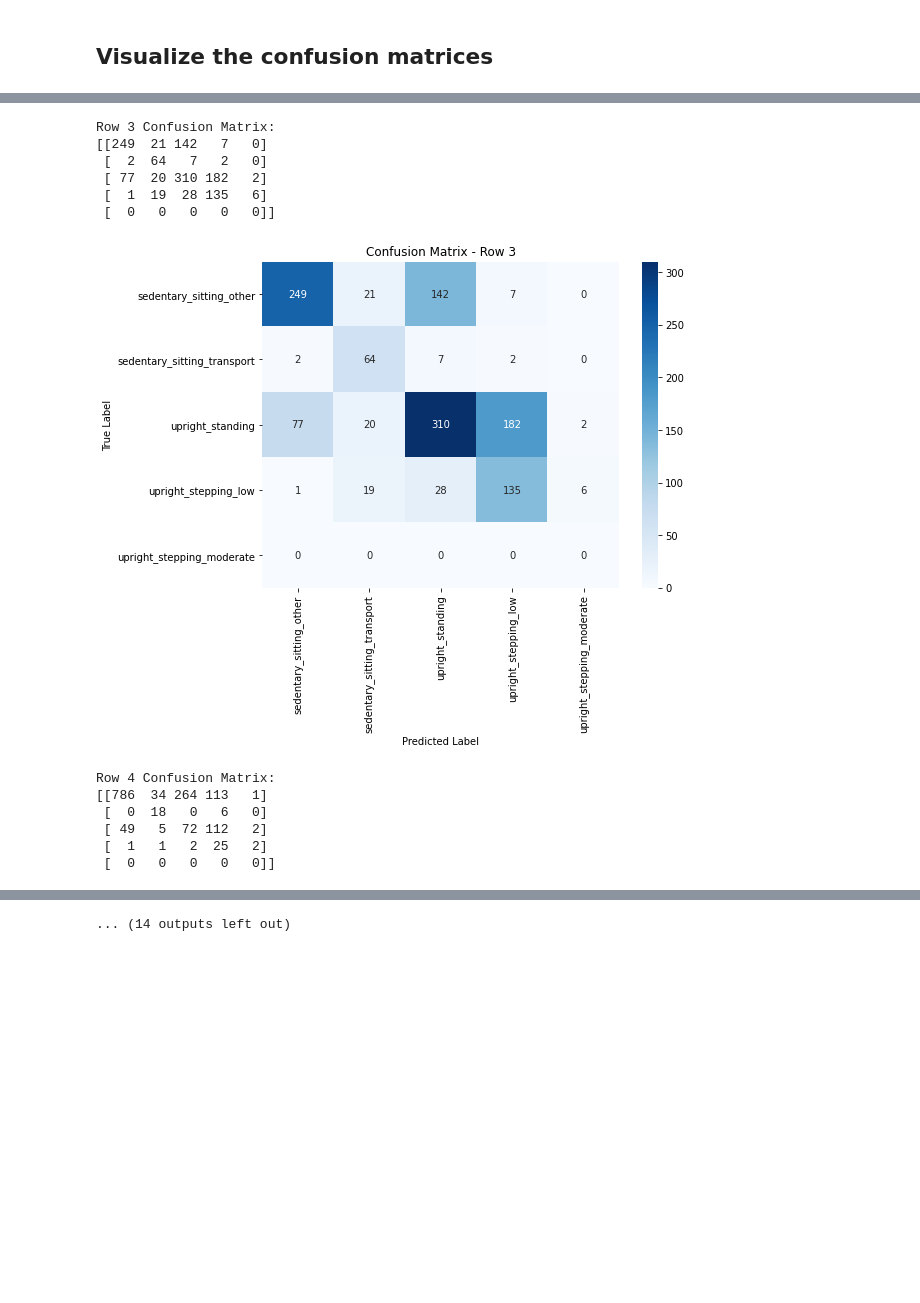
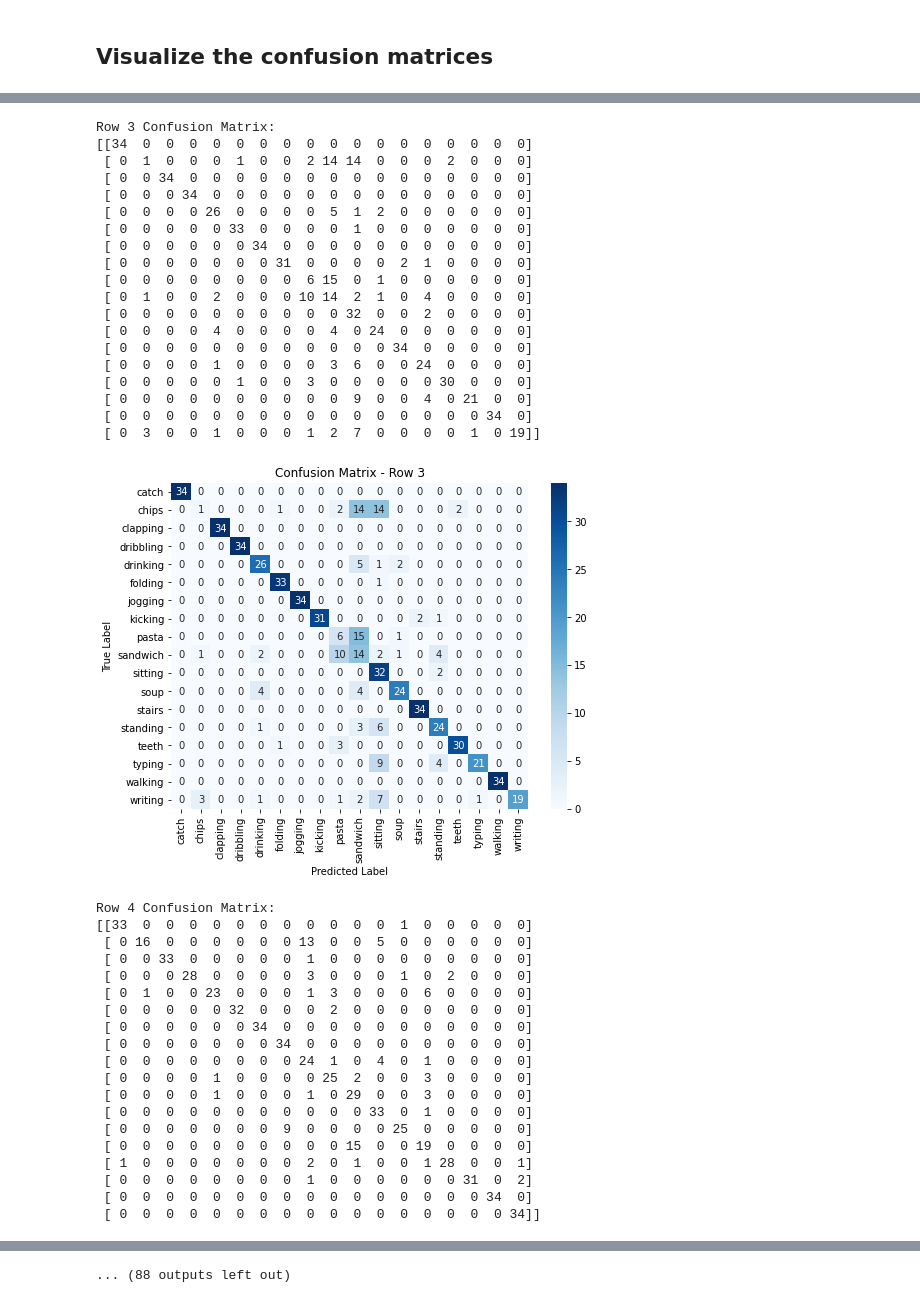
Before and after one commit to h-khayami/ssl-wearables, a Jupyter notebook: plots/confusion_matrices.ipynb, the cells around one changed output, grey strips where cells are left out. Cells and saved outputs as stored; diff of their text form; code cells hidden in the pictures; blank space fills up the shorter version.

```diff
--- a/plots/confusion_matrices.ipynb
+++ b/plots/confusion_matrices.ipynb
@@ -71,6 +71,6 @@ def visualize_confusion_matrices(folder_path):
             print(f"Skipping row {i+1} due to error: {e}")
 
 # Usage Example
-folder_path = "/home/hossein/ssl-wearables/data/reports/2025-02-13_14-23"
+folder_path = "/home/hossein/ssl-wearables/data/reports/2025-02-18_18-02"
 visualize_confusion_matrices(folder_path)
 # %% [output]
@@ -97,13 +115,39 @@ Row 2 Confusion Matrix:
 Row 3 Confusion Matrix:
-[[249  21 142   7   0]
- [  2  64   7   2   0]
- [ 77  20 310 182   2]
- [  1  19  28 135   6]
- [  0   0   0   0   0]]
+[[34  0  0  0  0  0  0  0  0  0  0  0  0  0  0  0  0  0]
+ [ 0  1  0  0  0  1  0  0  2 14 14  0  0  0  2  0  0  0]
+ [ 0  0 34  0  0  0  0  0  0  0  0  0  0  0  0  0  0  0]
+ [ 0  0  0 34  0  0  0  0  0  0  0  0  0  0  0  0  0  0]
+ [ 0  0  0  0 26  0  0  0  0  5  1  2  0  0  0  0  0  0]
+ [ 0  0  0  0  0 33  0  0  0  0  1  0  0  0  0  0  0  0]
+ [ 0  0  0  0  0  0 34  0  0  0  0  0  0  0  0  0  0  0]
+ [ 0  0  0  0  0  0  0 31  0  0  0  0  2  1  0  0  0  0]
+ [ 0  0  0  0  0  0  0  0  6 15  0  1  0  0  0  0  0  0]
+ [ 0  1  0  0  2  0  0  0 10 14  2  1  0  4  0  0  0  0]
+ [ 0  0  0  0  0  0  0  0  0  0 32  0  0  2  0  0  0  0]
+ [ 0  0  0  0  4  0  0  0  0  4  0 24  0  0  0  0  0  0]
+ [ 0  0  0  0  0  0  0  0  0  0  0  0 34  0  0  0  0  0]
+ [ 0  0  0  0  1  0  0  0  0  3  6  0  0 24  0  0  0  0]
+ [ 0  0  0  0  0  1  0  0  3  0  0  0  0  0 30  0  0  0]
+ [ 0  0  0  0  0  0  0  0  0  0  9  0  0  4  0 21  0  0]
+ [ 0  0  0  0  0  0  0  0  0  0  0  0  0  0  0  0 34  0]
+ [ 0  3  0  0  1  0  0  0  1  2  7  0  0  0  0  1  0 19]]
-[figure, old version]
+[figure, new version]
 Row 4 Confusion Matrix:
-[[786  34 264 113   1]
- [  0  18   0   6   0]
- [ 49   5  72 112   2]
- [  1   1   2  25   2]
- [  0   0   0   0   0]]
+[[33  0  0  0  0  0  0  0  0  0  0  0  1  0  0  0  0  0]
+ [ 0 16  0  0  0  0  0  0 13  0  0  5  0  0  0  0  0  0]
+ [ 0  0 33  0  0  0  0  0  1  0  0  0  0  0  0  0  0  0]
+ [ 0  0  0 28  0  0  0  0  3  0  0  0  1  0  2  0  0  0]
+ [ 0  1  0  0 23  0  0  0  1  3  0  0  0  6  0  0  0  0]
+ [ 0  0  0  0  0 32  0  0  0  2  0  0  0  0  0  0  0  0]
+ [ 0  0  0  0  0  0 34  0  0  0  0  0  0  0  0  0  0  0]
+ [ 0  0  0  0  0  0  0 34  0  0  0  0  0  0  0  0  0  0]
+ [ 0  0  0  0  0  0  0  0 24  1  0  4  0  1  0  0  0  0]
+ [ 0  0  0  0  1  0  0  0  0 25  2  0  0  3  0  0  0  0]
+ [ 0  0  0  0  1  0  0  0  1  0 29  0  0  3  0  0  0  0]
+ [ 0  0  0  0  0  0  0  0  0  0  0 33  0  1  0  0  0  0]
+ [ 0  0  0  0  0  0  0  9  0  0  0  0 25  0  0  0  0  0]
+ [ 0  0  0  0  0  0  0  0  0  0 15  0  0 19  0  0  0  0]
+ [ 1  0  0  0  0  0  0  0  2  0  1  0  0  1 28  0  0  1]
+ [ 0  0  0  0  0  0  0  0  1  0  0  0  0  0  0 31  0  2]
+ [ 0  0  0  0  0  0  0  0  0  0  0  0  0  0  0  0 34  0]
+ [ 0  0  0  0  0  0  0  0  0  0  0  0  0  0  0  0  0 34]]
@@ -125 +195 @@ Row 6 Confusion Matrix:
-... (14 outputs left out)
+... (88 outputs left out)
```
Also changed, not shown: parts of 3 cells of this notebook, 7 other files.
